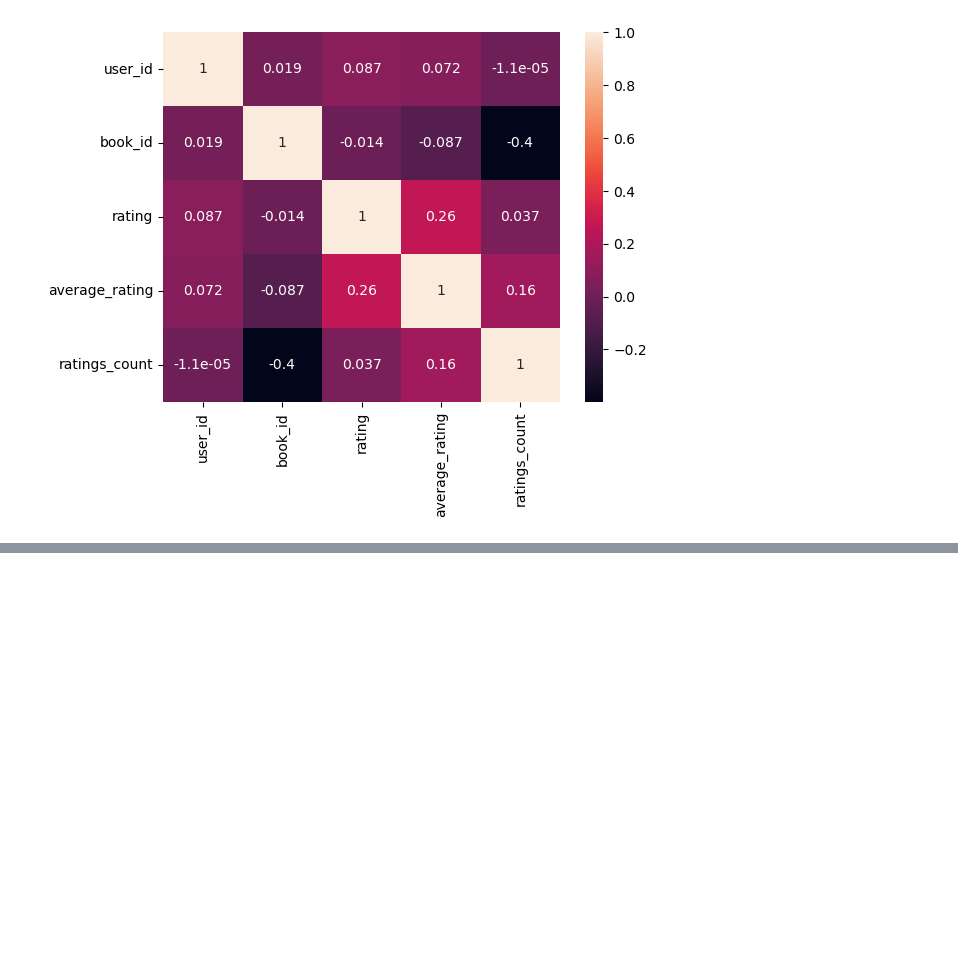
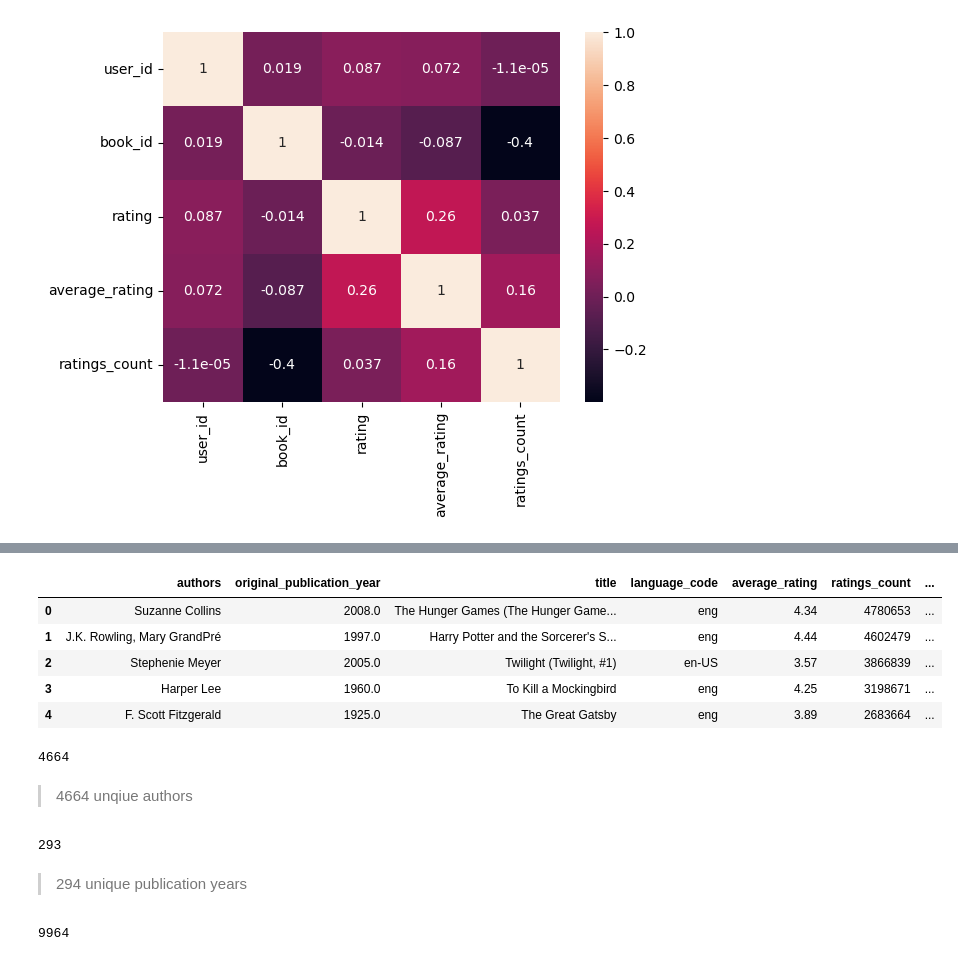
Before and after one commit to kier-johns/book_recommender_and_classifier, a Jupyter notebook: scrap_work.ipynb, the cells around one changed output, grey strips where cells are left out. Drawn from its saved outputs; the diff is of its cells as text; code cells hidden in the pictures; blank space fills up the shorter version.

```diff
--- a/02-Cleaning-new.ipynb
+++ b/scrap_work.ipynb
@@ -348,0 +378,26 @@ sns.heatmap(ratings_and_books.corr(), annot=True);
+# %%
+books_clean = books[['authors', 'original_publication_year', 'title', 'language_code', 'average_rating', 'ratings_count', 'work_ratings_count', 'work_text_reviews_count']]
+books_clean.head()
+# %% [output]
+|  | authors | original_publication_year | title | language_code | average_rating | ratings_count | ... |
+| 0 | Suzanne Collins | 2008.0 | The Hunger Games (The Hunger Game... | eng | 4.34 | 4780653 | ... |
+| 1 | J.K. Rowling, Mary GrandPré | 1997.0 | Harry Potter and the Sorcerer's S... | eng | 4.44 | 4602479 | ... |
+| 2 | Stephenie Meyer | 2005.0 | Twilight (Twilight, #1) | en-US | 3.57 | 3866839 | ... |
+| 3 | Harper Lee | 1960.0 | To Kill a Mockingbird | eng | 4.25 | 3198671 | ... |
+| 4 | F. Scott Fitzgerald | 1925.0 | The Great Gatsby | eng | 3.89 | 2683664 | ... |
+# %%
+books_clean.authors.value_counts().count()
+# %% [output]
+4664
+# %% [markdown]
+> 4664 unqiue authors
+# %%
+books_clean.original_publication_year.value_counts().count()
+# %% [output]
+293
+# %% [markdown]
+> 294 unique publication years
+# %%
+books_clean.title.value_counts().count()
+# %% [output]
+9964
```
Also changed, not shown: parts of 17 cells of this notebook, 4 other files.
